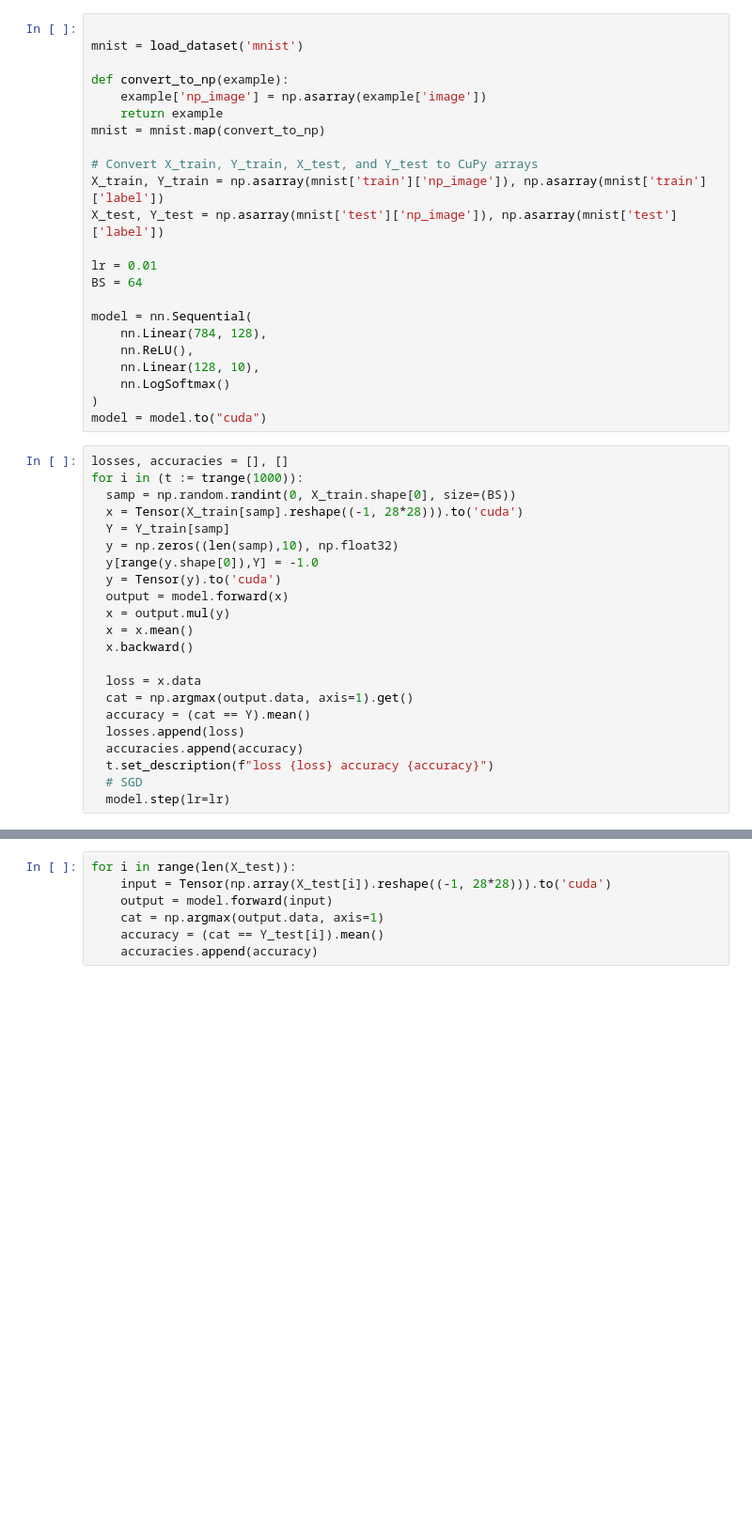
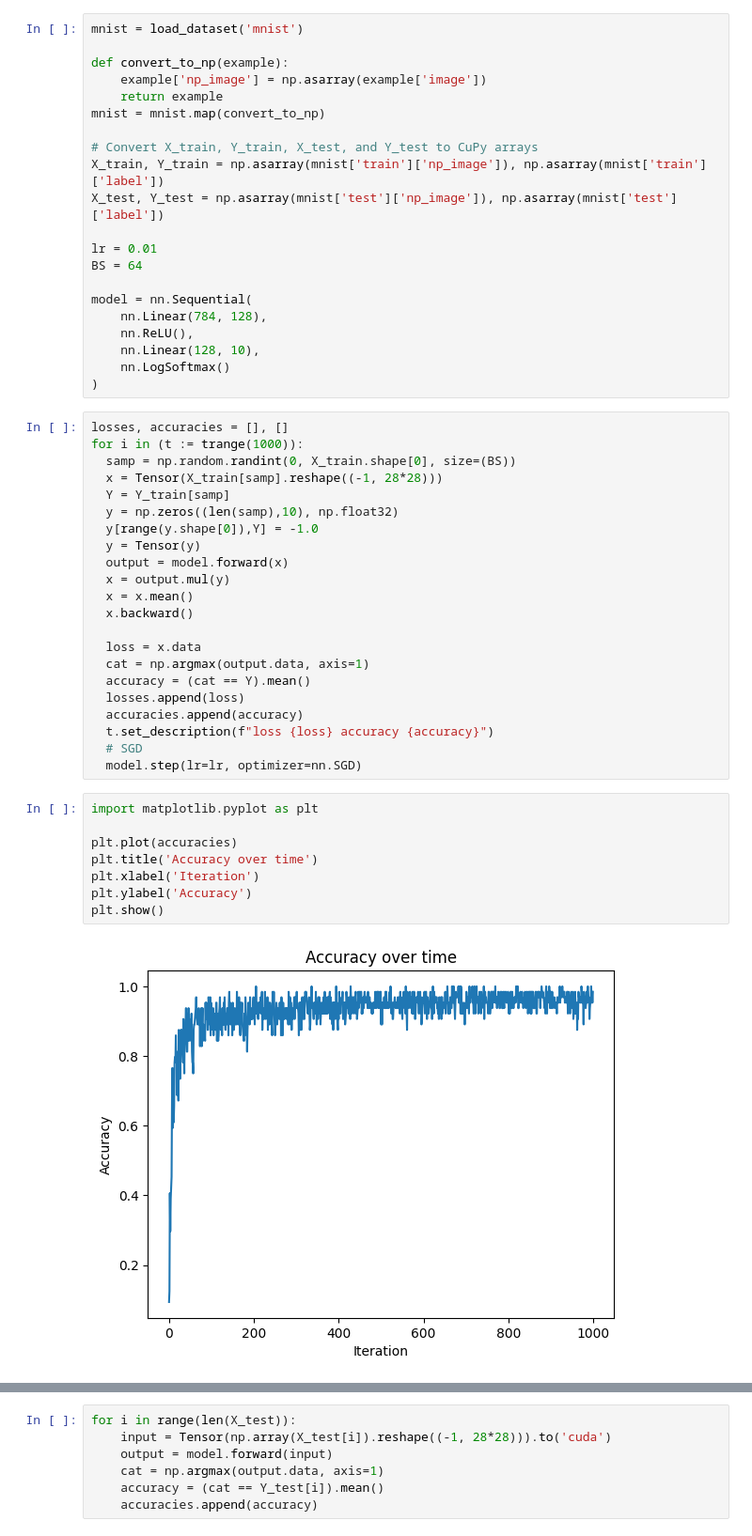
Before and after one commit to minhalvp/deepdive, a Jupyter notebook: usage.ipynb, the cells around one changed output, grey strips where cells are left out. Shown at 94% size. Saved outputs shown, nothing was run; the diff lists cells and outputs as text; blank space fills up the shorter version.

```diff
--- a/usage.ipynb
+++ b/usage.ipynb
@@ -6,7 +5,6 @@ import nn
 from tqdm import trange
 from datasets import load_dataset
 # %%
-
 mnist = load_dataset('mnist')
 
 def convert_to_np(example):
@@ -27,26 +25,35 @@ model = nn.Sequential(
     nn.Linear(128, 10),
     nn.LogSoftmax()
 )
-model = model.to("cuda")
 # %%
 losses, accuracies = [], []
 for i in (t := trange(1000)):
   samp = np.random.randint(0, X_train.shape[0], size=(BS))
-  x = Tensor(X_train[samp].reshape((-1, 28*28))).to('cuda')
+  x = Tensor(X_train[samp].reshape((-1, 28*28)))
   Y = Y_train[samp]
   y = np.zeros((len(samp),10), np.float32)
   y[range(y.shape[0]),Y] = -1.0
-  y = Tensor(y).to('cuda')
+  y = Tensor(y)
   output = model.forward(x)
   x = output.mul(y)
   x = x.mean()
   x.backward()
 
   loss = x.data
-  cat = np.argmax(output.data, axis=1).get()
+  cat = np.argmax(output.data, axis=1)
   accuracy = (cat == Y).mean()
   losses.append(loss)
   accuracies.append(accuracy)
   t.set_description(f"loss {loss} accuracy {accuracy}")
   # SGD
-  model.step(lr=lr)
+  model.step(lr=lr, optimizer=nn.SGD)
+# %%
+import matplotlib.pyplot as plt
+
+plt.plot(accuracies)
+plt.title('Accuracy over time')
+plt.xlabel('Iteration')
+plt.ylabel('Accuracy')
+plt.show()
+# %% [output]
+[figure, added]
```
Also changed, not shown: parts of 4 cells of this notebook, 2 other files.
